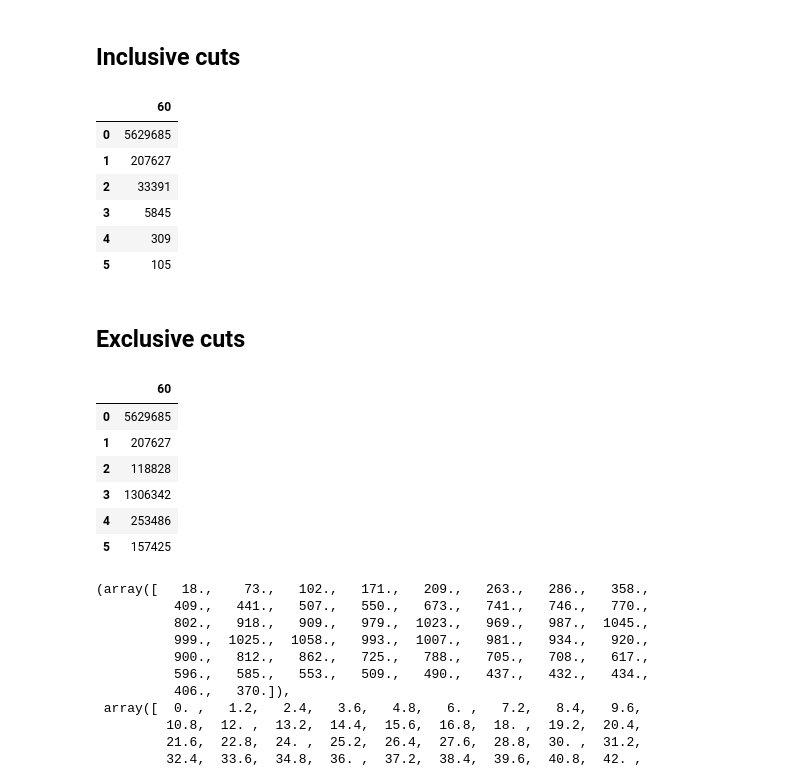
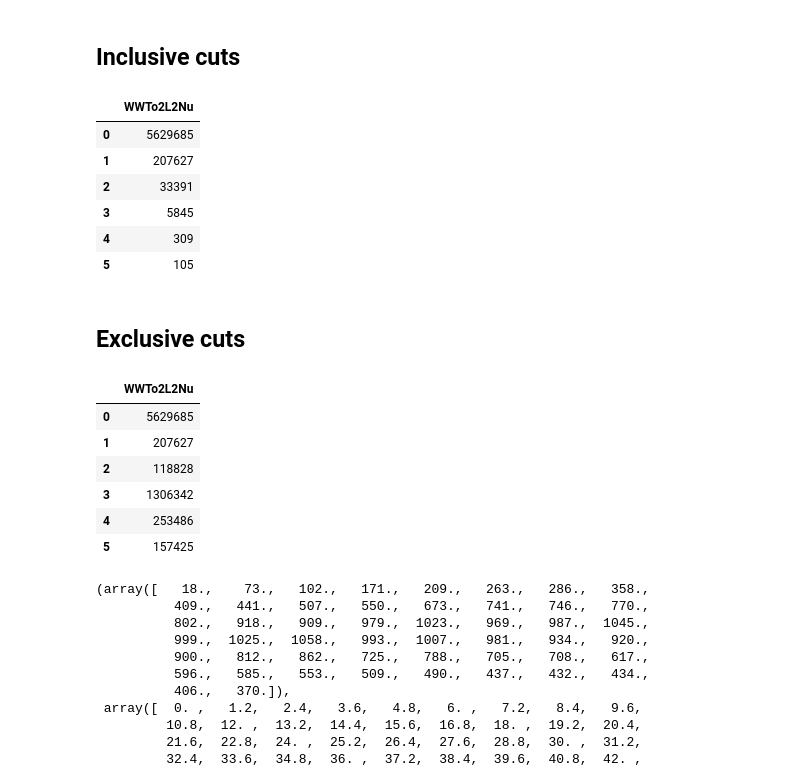
Before and after one commit to afrankenthal/iDM-analysis-plotting, a Jupyter notebook: SRBackgroundEffAnalysis.ipynb, the cells around one changed output. Saved outputs shown, nothing was run; the diff lists cells and outputs as text; code cells hidden in the pictures.

```diff
--- a/SRBackgroundEffAnalysis.ipynb
+++ b/SRBackgroundEffAnalysis.ipynb
@@ -23,39 +23,29 @@ sys.version_info(major=3, minor=6, micro=3, releaselevel='final', serial=0)
 # %% [markdown]
 ## Load ntuples from analyzer
 # %%
-#masses = [('60','20'),('6p0','2p0'),('52p5','5p0'),('5p25','0p5')]
-masses = [('60','20')]
-ctaus = [10]#, 10, 100, 1000]
+background = ['WWTo2L2Nu']
 cuts = np.arange(0,6)
-# triggerPath = 'TRIG_dsa_HLT_DoubleMu3_DCA_PFMET50_PFMHT60'
 branchPath = 'SREffi_dsa'
-#baseDir = '../Firefighter/washAOD/'
+baseDir = '~/nobackup/signal_region/2018/backgrounds/'
 #fileName = lambda Mchi, dMchi, ctau: baseDir + f'Mchi-{Mchi}_dMchi-{dMchi}_ctau-{ctau}.root'
 
 #tres input
 #fileName = 'root://cmsxrootd.fnal.gov//store/group/lpcmetx/iDM/Ntuples/2018/backgrounds/WWJJToLNuLNu/WWJJToLNuLNu_EWK_13TeV-madgraph-pythia8/WWJJToLNuLNu/190309_053107/0000/output_1.root'
-#fileName = '/uscms/home/mreid/nobackup/signal_region/2018/GenFilter/trig/Mchi-60_dMchi-20_ctau-100.root'
-#fileName = '~/nobackup/signal_region/2018/backgrounds/WWJJToLNuLNu/WWJJToLNuLNu.root'
-fileName = '~/nobackup/signal_region/2018/backgrounds/WWTo2L2Nu/output_1-5.root'
-numParams = len(masses)*len(ctaus)
+fileName = baseDir+'WWTo2L2Nu/output_1-5.root'
+numParams = len(background)
 countMasses = 0
 
 dfs = OrderedDict({})
 genInfo = OrderedDict({})
 numEvents = OrderedDict({})
-for (Mchi, dMchi) in masses:
-    countCtaus = 1
-    dfs[Mchi] = OrderedDict({})
-    numEvents[Mchi] = OrderedDict({})
-    genInfo[Mchi] = OrderedDict({})
-    for ctau in ctaus:
-        dfs[Mchi][ctau] = OrderedDict({})
-        genInfo[Mchi][ctau] = uproot.open(fileName)['GEN/gen'].pandas.df()
-        for cut in cuts:
-            dfs[Mchi][ctau][cut] = uproot.open(fileName)[branchPath + f'/cut0'].pandas.df()
-        print(f'{countMasses*len(ctaus)+countCtaus} of {numParams}: ' + fileName)
-        countCtaus += 1
+for back in background:
+    dfs[back] = OrderedDict({})
+    numEvents[back] = OrderedDict({})
+    genInfo[back] = OrderedDict({})
+    genInfo[back] = uproot.open(fileName)['GEN/gen'].pandas.df()
+    dfs[back] = uproot.open(fileName)[branchPath + f'/cut0'].pandas.df()
     countMasses += 1
+    print(f'{countMasses} of {numParams}: ' + fileName)
 # %% [output]
 1 of 1: ~/nobackup/signal_region/2018/backgrounds/WWTo2L2Nu/output_1-5.root
 # %% [markdown]
@@ -71,19 +58,19 @@ import operator
 # %% [markdown]
 ## Inclusive cuts
 # %%
-mchi='5p25'
+back = background[0]
 cutFlowDict = OrderedDict()
-for mchi in ['60']:
-    cutFlowDict[mchi] = []
-    cutsCrit = [ dfs[mchi][10][0][f'cutsVec[{cut}]']==1 for cut in np.arange(0,6) ]
+for back in background:
+    cutFlowDict[back] = []
+    cutsCrit = [dfs[back][f'cutsVec[{cut}]']==1 for cut in np.arange(0,6) ]
     for cut in np.arange(0,6):
         cutsToApply = reduce(operator.and_, cutsCrit[0:cut+1])
-        cutFlowDict[mchi].append(len(dfs[mchi][10][0][cutsToApply]))
+        cutFlowDict[back].append(len(dfs[back][cutsToApply]))
 
 cutFlowDf = pd.DataFrame.from_dict(cutFlowDict)
 cutFlowDf
 # %% [output]
-|  | 60 |
+|  | WWTo2L2Nu |
 | 0 | 5629685 |
 | 1 | 207627 |
 | 2 | 33391 |
@@ -94,17 +81,17 @@ cutFlowDf
 ## Exclusive cuts
 # %%
 cutFlowDict = OrderedDict()
-for mchi in ['60']:
-    cutFlowDict[mchi] = []
-    cutsCrit = [ dfs[mchi][10][0][f'cutsVec[{cut}]']==1 for cut in np.arange(0,6) ]
+for back in background:
+    cutFlowDict[back] = []
+    cutsCrit = [ dfs[back][f'cutsVec[{cut}]']==1 for cut in np.arange(0,6) ]
     for cut in np.arange(0,6):
         cutsToApply = cutsCrit[cut]
-        cutFlowDict[mchi].append(len(dfs[mchi][10][0][cutsToApply]))
+        cutFlowDict[back].append(len(dfs[back][cutsToApply]))
 
 cutFlowDf = pd.DataFrame.from_dict(cutFlowDict)
 cutFlowDf
 # %% [output]
-|  | 60 |
+|  | WWTo2L2Nu |
 | 0 | 5629685 |
 | 1 | 207627 |
 | 2 | 118828 |
```
Also changed, not shown: parts of 10 cells of this notebook.
